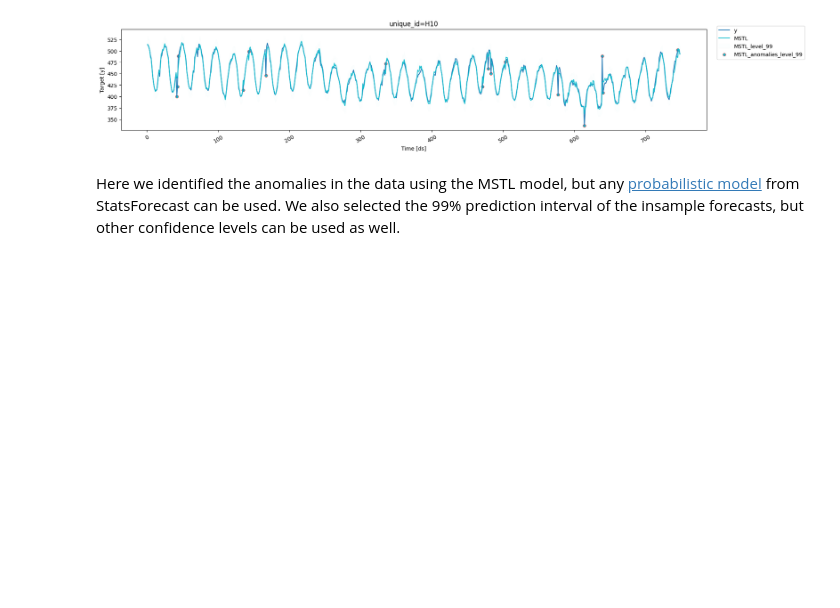
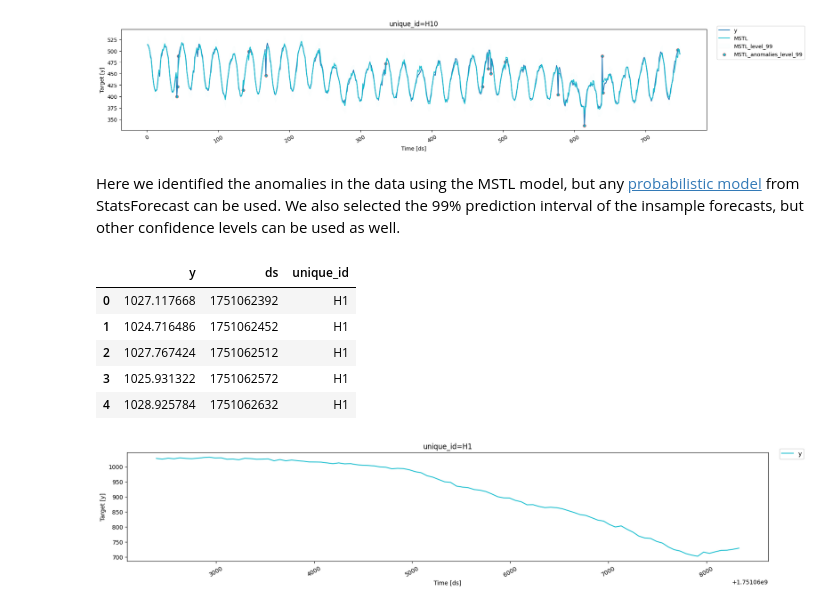
Before and after one commit to alex-resolve/LearnDataWithMark, a Jupyter notebook: nbs/docs/tutorials/AnomalyDetection.ipynb, the cells around one changed output. Cells and saved outputs as stored; diff of their text form; code cells hidden in the pictures; blank space fills up the shorter version.

```diff
--- a/nbs/docs/tutorials/AnomalyDetection.ipynb
+++ b/nbs/docs/tutorials/AnomalyDetection.ipynb
@@ -65,3 +65,6 @@ Successfully installed adagio-0.2.6 appdirs-1.4.4 coreforecast-0.0.16 fs-2.4.16
 For this example, we'll use the hourly dataset of the [M4 Competition](https://www.sciencedirect.com/science/article/pii/S0169207019301128).
 # %%
 import pandas as pd
+# %%
+df_json = pd.read_json('/content/doordash.json')
+df_json
@@ -191,3 +208,16 @@ plot_series(forecasts_df=insample_forecasts, level=[99], plot_anomalies=True, id
 [figure]
 # %% [markdown]
 Here we identified the anomalies in the data using the MSTL model, but any [probabilistic model](https://nixtla.github.io/statsforecast/#models) from StatsForecast can be used. We also selected the 99% prediction interval of the insample forecasts, but other confidence levels can be used as well.
+# %%
+df_json = df_json.rename(columns={'v': 'y', 'ts': 'ds'})
+df_json['unique_id'] = 'H1'
+display(df_json.head())
+plot_series(df_json)
+# %% [output]
+|  | y | ds | unique_id |
+| 0 | 1027.117668 | 1751062392 | H1 |
+| 1 | 1024.716486 | 1751062452 | H1 |
+| 2 | 1027.767424 | 1751062512 | H1 |
+| 3 | 1025.931322 | 1751062572 | H1 |
+| 4 | 1028.925784 | 1751062632 | H1 |
+[figure, added]
```
Also changed, not shown: parts of 1 cell of this notebook.
